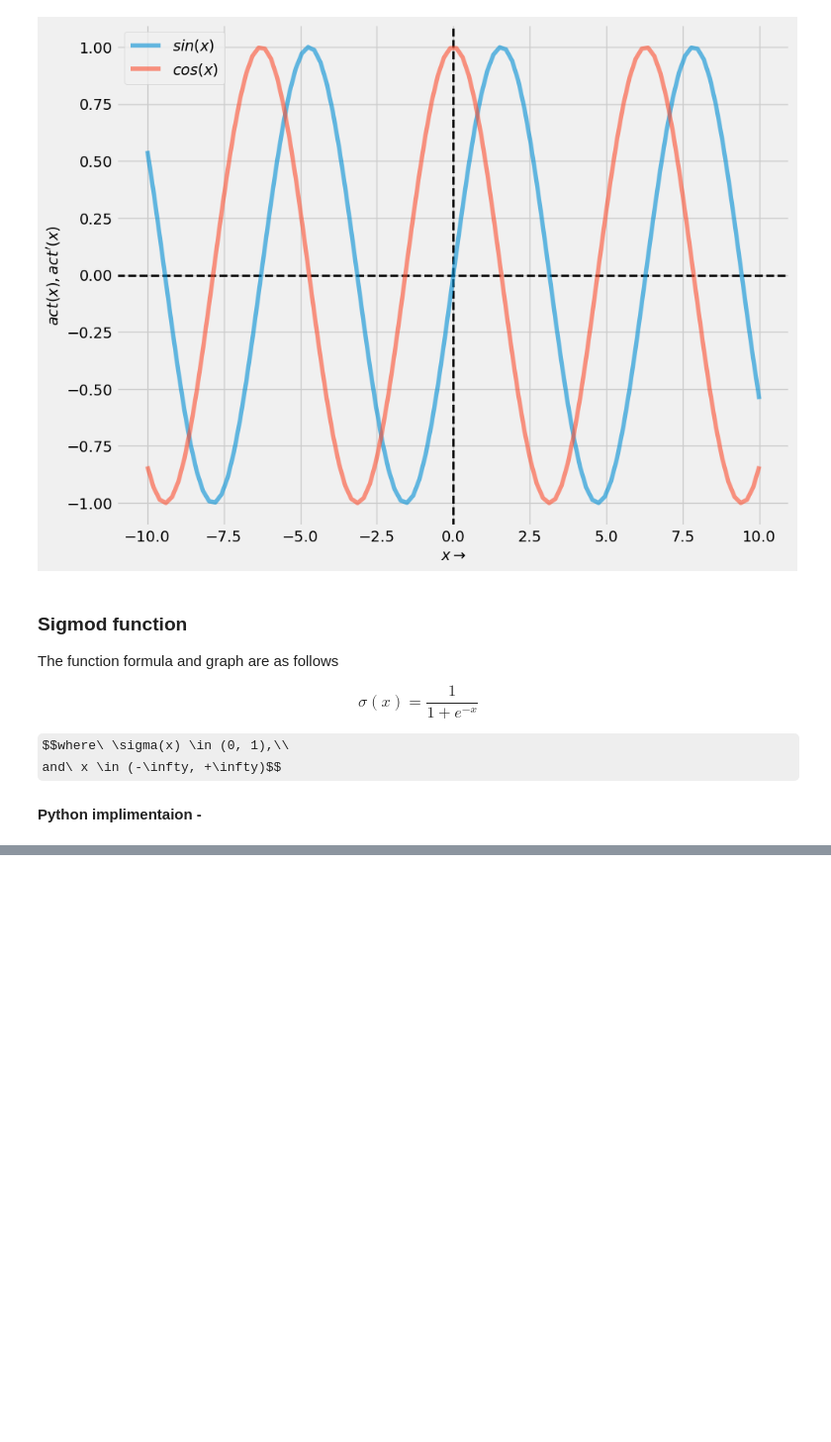
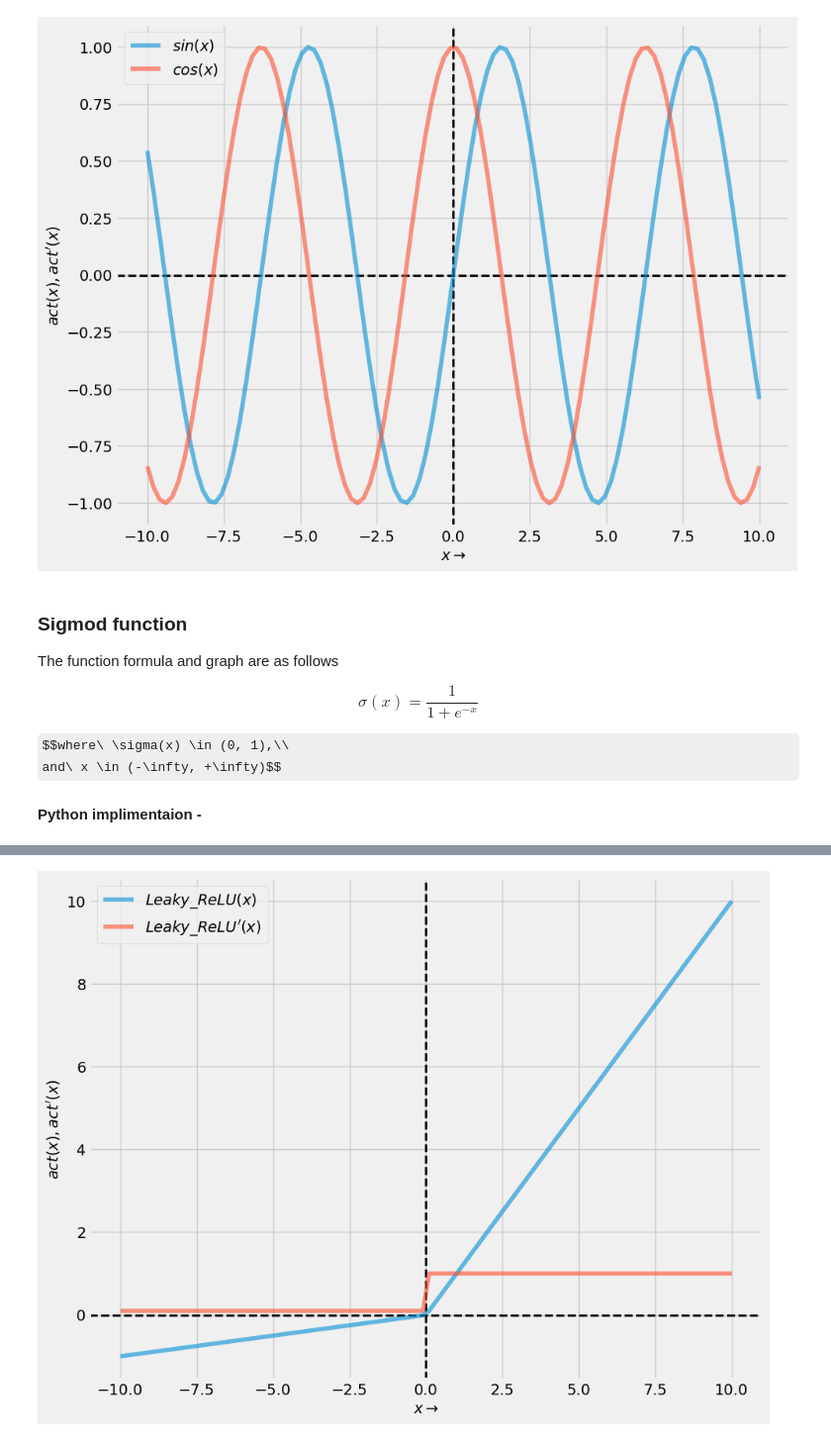
Before and after one commit to nani2357/DeepLearning_ANN_Math_intutions, a Jupyter notebook: ipynb_notebooks/activation_functions.ipynb, the cells around one changed output, grey strips where cells are left out. Shown at 99% size. Cells and saved outputs as stored; diff of their text form; code cells hidden in the pictures; some formulas as TeX source; blank space fills up the shorter version.

```diff
--- a/ipynb_notebooks/activation_functions.ipynb
+++ b/ipynb_notebooks/activation_functions.ipynb
@@ -89,0 +213,13 @@ and\ x \in (-\infty, +\infty)$$
+# %%
+def leaky_relu(x, alpha=0.1):
+    return np.where(x>=0,x,alpha*x)
+# %%
+def plot_leaky_relu(x, path):
+    plot_graph(x, f=leaky_relu, title="Leaky ReLU",
+            LABEL_Y=r"$Leaky\_ReLU(x)$",
+            LABEL_Y_DASH=r"$Leaky\_ReLU^\prime(x)$",
+            filepath_to_plot=path)
+
+plot_leaky_relu(x, os.path.join(root_plot_dir, "LeakyReLU"))
+# %% [output]
+[figure, added]
```
Also changed, not shown: parts of 41 cells of this notebook, 12 other files.
